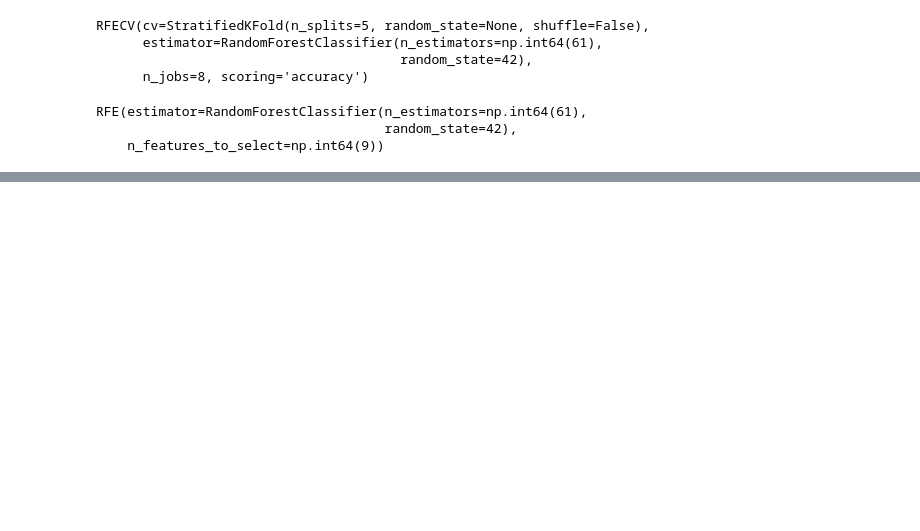
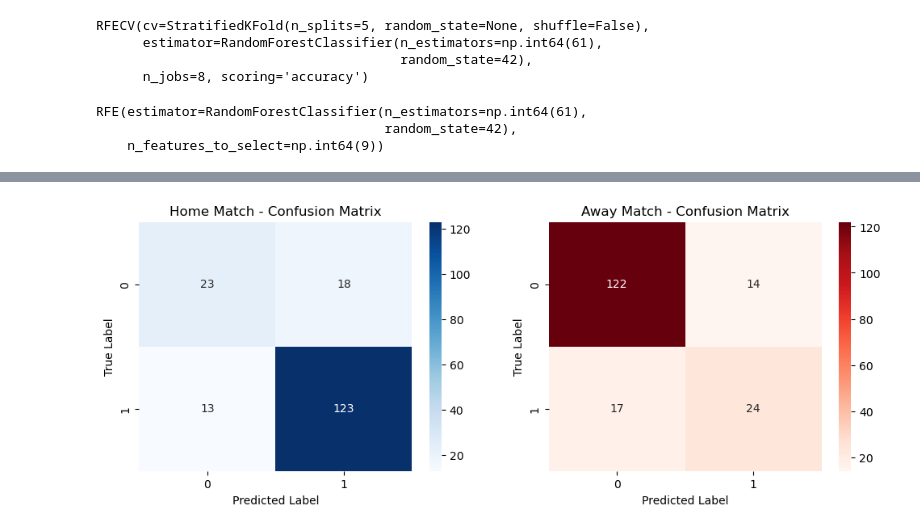
Before and after one commit to hans-brgs/rugby-kpi-predictor, a Jupyter notebook: notebook/rugby_kpi.ipynb, the cells around one changed output, grey strips where cells are left out. Saved outputs shown, nothing was run; the diff lists cells and outputs as text; code cells hidden in the pictures; blank space fills up the shorter version.

```diff
--- a/notebook/rugby_kpi.ipynb
+++ b/notebook/rugby_kpi.ipynb
@@ -705,0 +62,4 @@ While the order of elimination during the recursive process could potentially pr
+# %%
+# Load database
+with open("../database/rugby_data.csv", "r") as f :
+	data_df = pd.read_csv(f)
@@ -705,0 +73,6 @@ While the order of elimination during the recursive process could potentially pr
+# %%
+# Filter data by removing 2020 and 2021 season
+filtered_data_df = data_df[~data_df['season'].isin([2020, 2021])]
+
+# Filter data by exluding playoff matches
+regular_seasons_df = exclude_playoff(filtered_data_df)
@@ -737,7 +519,7 @@ flat_curve_start_idx = -15
 flat_curve_end_idx = None
 
 # Identify the stabilization point using a customized threshold stabilization detection function.
-stable_point_id, thr = mean_threshold_detection(mean_score, flat_curve_start_idx, flat_curve_end_idx, 3)
+stable_point_id, thr = mean_threshold_detection(mean_score, flat_curve_start_idx, flat_curve_end_idx, 5)
 
 # Find the maximum accuracy and its corresponding index
 max_accuracy_id = np.argmax(mean_score)
@@ -1185,0 +897,77 @@ print(regular_seasons_relative_without_draw_df[["isHome", "teamName", "matchName
+# %%
+# Subplot settings
+fig, axes = plt.subplots(1, 2, figsize=(12,4))
+axes = axes.flatten()
+
+# Home match
+home_mask = validation_data_set['isHome'] == 1
+home_cm = confusion_matrix(validation_data_set[home_mask]['isWinner'], validation_data_set[home_mask]["isPredictedWinner"])
+
+sns.heatmap(home_cm, annot=True, fmt='d', cmap='Blues', ax=axes[0])
+axes[0].set_title("Home Match - Confusion Matrix")
+axes[0].set_ylabel('True Label')
+axes[0].set_xlabel('Predicted Label')
+
+# Away match
+away_mask = validation_data_set['isHome'] == -1
+away_cm = confusion_matrix(validation_data_set[away_mask]['isWinner'], validation_data_set[away_mask]["isPredictedWinner"])
+
+sns.heatmap(away_cm, annot=True, fmt='d', cmap='Reds', ax=axes[1])
+axes[1].set_title("Away Match - Confusion Matrix")
+axes[1].set_ylabel('True Label')
+axes[1].set_xlabel('Predicted Label')
+
+## Classification report
+home_report = classification_report(validation_data_set[home_mask]['isWinner'], validation_data_set[home_mask]["isPredictedWinner"], target_names=["Lose", "Win"], output_dict=True)
+home_report_df = pd.DataFrame(home_report)[["Lose", "Win"]]
+
+away_report = classification_report(validation_data_set[away_mask]['isWinner'], validation_data_set[away_mask]["isPredictedWinner"], target_names=["Lose", "Win"], output_dict=True)
+away_report_df = pd.DataFrame(away_report)[["Lose", "Win"]]
+
+#-----------------------------------------------------------------------------------------------------------------------------------------
+### MARKDOWN
+
+# calciulate the percentage of win when matches is played at home
+conditions = {
+	"isHome": (training_data_set["isHome"] == 1),
+	"isWinner": (training_data_set["isWinner"] == 1)
+}
+
+win_at_home = len(training_data_set[conditions["isHome"] & conditions["isWinner"]])
+total_matches = len(training_data_set) // 2
+
+win_percent_at_home = win_at_home / total_matches * 100
+
+# Create markdown text
+markdown_text = f"""
+**<u>Figure 4. Comparison of Confusion Matrices for Home and Away Matches: Model Performance Analysis</u>**"""
+display(Markdown(markdown_text))
+plt.show()
+
+markdown_text = f"""
+The confusion matrices for home and away matches reveal distinct prediction patterns (Figure 4). For home matches, the model correctly predicted {home_cm[1,1]} wins and {home_cm[0,0]} losses,
+with {home_cm[0,1]} false positives and {home_cm[1,0]} false negatives.
+In away matches, {away_cm[1,1]} wins and {away_cm[0,0]} losses were correctly predicted, with {away_cm[0,1]} false positives and {away_cm[1,0]} false negatives.
+
+**<u>Table 09. Classification metrics for home</u>**
+{away_report_df.to_markdown()}
+
+**<u>Table 10. Classification metrics for Away</u>**
+{home_report_df.to_markdown()}
+
+The model demonstrates higher accuracy in predicting home wins (F1-score: 0.902) and away losses (F1-score: 0.904) compared to away wins (F1-score: 0.630) and home losses (F1-score: 0.658).
+
+**Model Bias Analysis :**
+The model exhibits a bias towards underestimating home losses and away wins.
+This bias is likely attributable to the distribution of outcomes in the training data,
+where **{win_percent_at_home:.2f}%** of matches were won by the home team between 2017 and 2022 (excluding 2019 and 2020).
+
+The home win percentage observed in our dataset is notably higher than the 50-65% range
+typically reported in other rugby leagues ([Ungureanu et al. (2021)](../bibliography/Ungureanu%20&%20al.%20(2021).pdf)).
+Moreover, it exceeds the 64.4% home win rate previously observed in the Top 14 between 2014 and 2019 ([Ungureanu et al. (2021)](../bibliography/Ungureanu%20&%20al.%20(2021).pdf)).
+This suggests a potential intensification of home advantage in the Top 14 during the period of our study (2017-2022).
+However, this observation warrants further investigation to determine whether it represents a significant trend or a temporary fluctuation in home advantage dynamics.
+"""
+# Display the markdown
+display(Markdown(markdown_text))
+# %% [output]
@@ -1185,0 +976 @@ print(regular_seasons_relative_without_draw_df[["isHome", "teamName", "matchName
+[figure, added]
```
Also changed, not shown: parts of 57 cells of this notebook, 17 other files.
